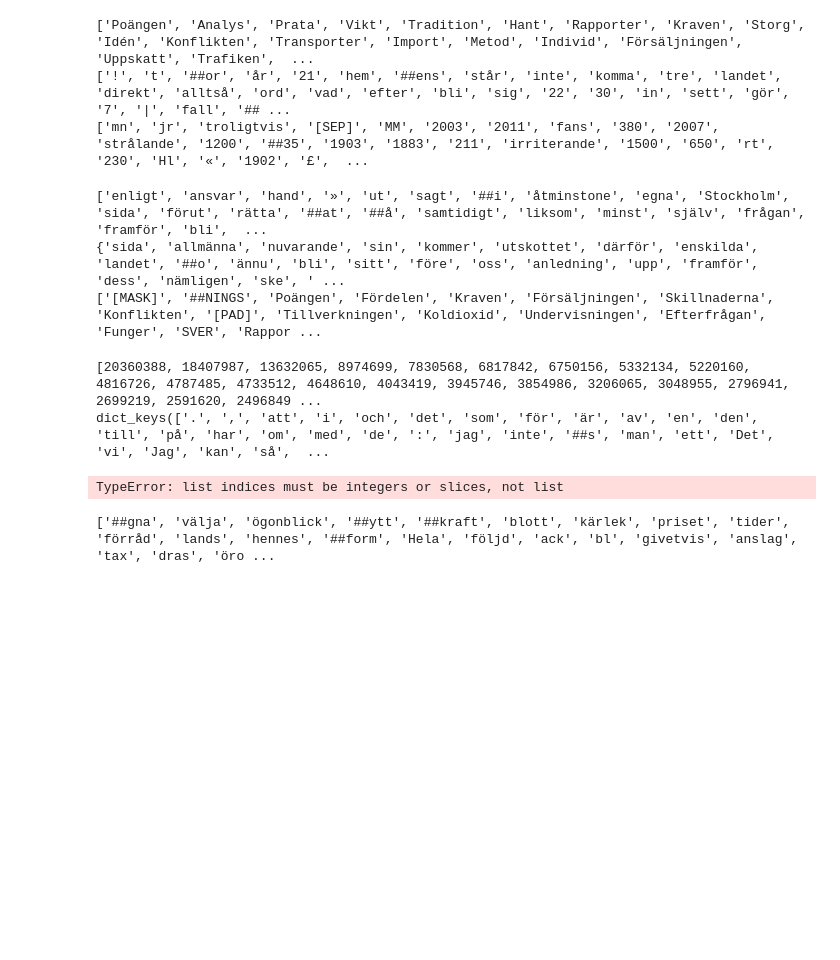
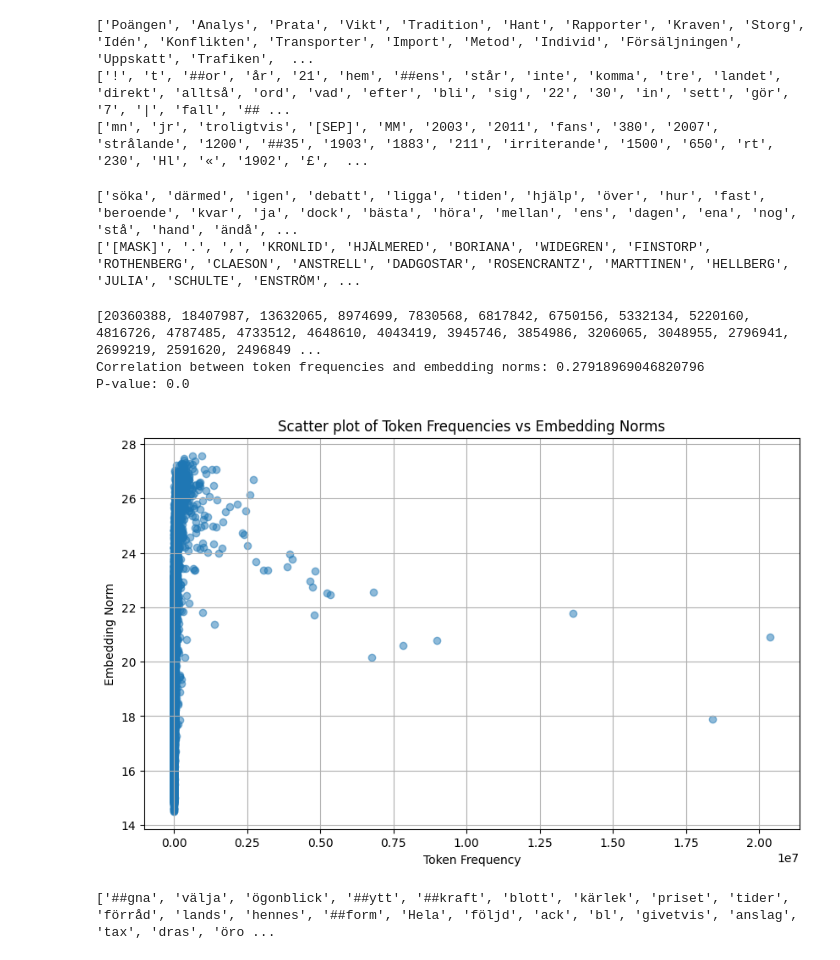
Before and after one commit to swerik-project/pretraining_plm, a Jupyter notebook: comprehension_model2.ipynb, the cells around one changed output. Saved outputs shown, nothing was run; the diff lists cells and outputs as text; code cells hidden in the pictures; blank space fills up the shorter version.

```diff
--- a/comprehension_model2.ipynb
+++ b/comprehension_model2.ipynb
@@ -618,39 +655,37 @@ print(token_norm)
 ['!', 't', '##or', 'år', '21', 'hem', '##ens', 'står', 'inte', 'komma', 'tre', 'landet', 'direkt', 'alltså', 'ord', 'vad', 'efter', 'bli', 'sig', '22', '30', 'in', 'sett', 'gör', '7', '|', 'fall', '## ...
 ['mn', 'jr', 'troligtvis', '[SEP]', 'MM', '2003', '2011', 'fans', '380', '2007', 'strålande', '1200', '##35', '1903', '1883', '211', 'irriterande', '1500', '650', 'rt', '230', 'Hl', '«', '1902', '£',  ...
 # %%
-sorted_token_norms_cpt = sorted(zip(tokens,finetuned_norms), key=lambda x: x[1])
+sorted_token_norms_cpt = sorted(zip(tokens_spa,spa_norms), key=lambda x: x[1])
 sorted_token_cpt=[token for token, norm in sorted_token_norms_cpt]
 print(sorted_token_cpt[-100:])
-print(set(sorted_token_cpt[-100:])-set(sorted_token_kb[-100:]))
-
 print(sorted_token_cpt[:100])
 # %% [output]
-['enligt', 'ansvar', 'hand', '»', 'ut', 'sagt', '##i', 'åtminstone', 'egna', 'Stockholm', 'sida', 'förut', 'rätta', '##at', '##å', 'samtidigt', 'liksom', 'minst', 'själv', 'frågan', 'framför', 'bli',  ...
-{'sida', 'allmänna', 'nuvarande', 'sin', 'kommer', 'utskottet', 'därför', 'enskilda', 'landet', '##o', 'ännu', 'bli', 'sitt', 'före', 'oss', 'anledning', 'upp', 'framför', 'dess', 'nämligen', 'ske', ' ...
-['[MASK]', '##NINGS', 'Poängen', 'Fördelen', 'Kraven', 'Försäljningen', 'Skillnaderna', 'Konflikten', '[PAD]', 'Tillverkningen', 'Koldioxid', 'Undervisningen', 'Efterfrågan', 'Funger', 'SVER', 'Rappor ...
+['söka', 'därmed', 'igen', 'debatt', 'ligga', 'tiden', 'hjälp', 'över', 'hur', 'fast', 'beroende', 'kvar', 'ja', 'dock', 'bästa', 'höra', 'mellan', 'ens', 'dagen', 'ena', 'nog', 'stå', 'hand', 'ändå', ...
+['[MASK]', '.', ',', 'KRONLID', 'HJÄLMERED', 'BORIANA', 'WIDEGREN', 'FINSTORP', 'ROTHENBERG', 'CLAESON', 'ANSTRELL', 'DADGOSTAR', 'ROSENCRANTZ', 'MARTTINEN', 'HELLBERG', 'JULIA', 'SCHULTE', 'ENSTRÖM', ...
 # %%
 #correlation
-from scipy.stats import pearsonr
+from scipy.stats import pearsonr,spearmanr
 frequencies = token_frequency_dict.values()
 print(list(frequencies))
-
-correlation, p_value = pearsonr(list(frequencies), finetuned_norms[list(unique_token_ids)])
+norms = [exbert_norms[exbert_tokenizer.convert_tokens_to_ids(token)] for token in list(token_frequency_dict.keys())]
+correlation, p_value = spearmanr(list(frequencies), norms)
 
 print(f'Correlation between token frequencies and embedding norms: {correlation}')
 print(f'P-value: {p_value}')
 
 # Tracer un graphique de dispersion
 plt.figure(figsize=(10, 6))
 plt.scatter(frequencies, norms, alpha=0.5)
 plt.title('Scatter plot of Token Frequencies vs Embedding Norms')
 plt.xlabel('Token Frequency')
 plt.ylabel('Embedding Norm')
 plt.grid(True)
 plt.show()
 # %% [output]
 [20360388, 18407987, 13632065, 8974699, 7830568, 6817842, 6750156, 5332134, 5220160, 4816726, 4787485, 4733512, 4648610, 4043419, 3945746, 3854986, 3206065, 3048955, 2796941, 2699219, 2591620, 2496849 ...
-dict_keys(['.', ',', 'att', 'i', 'och', 'det', 'som', 'för', 'är', 'av', 'en', 'den', 'till', 'på', 'har', 'om', 'med', 'de', ':', 'jag', 'inte', '##s', 'man', 'ett', 'Det', 'vi', 'Jag', 'kan', 'så',  ...
+Correlation between token frequencies and embedding norms: 0.27918969046820796
+P-value: 0.0
-TypeError: list indices must be integers or slices, not list
+[figure, added]
 # %%
 sorted_token_norms_kb = sorted(zip(tokens,baseline_norms), key=lambda x: x[1])
 sorted_token_kb=[token for token, norm in sorted_token_norms_kb]
```
Also changed, not shown: parts of 7 cells of this notebook, 2 other files.
